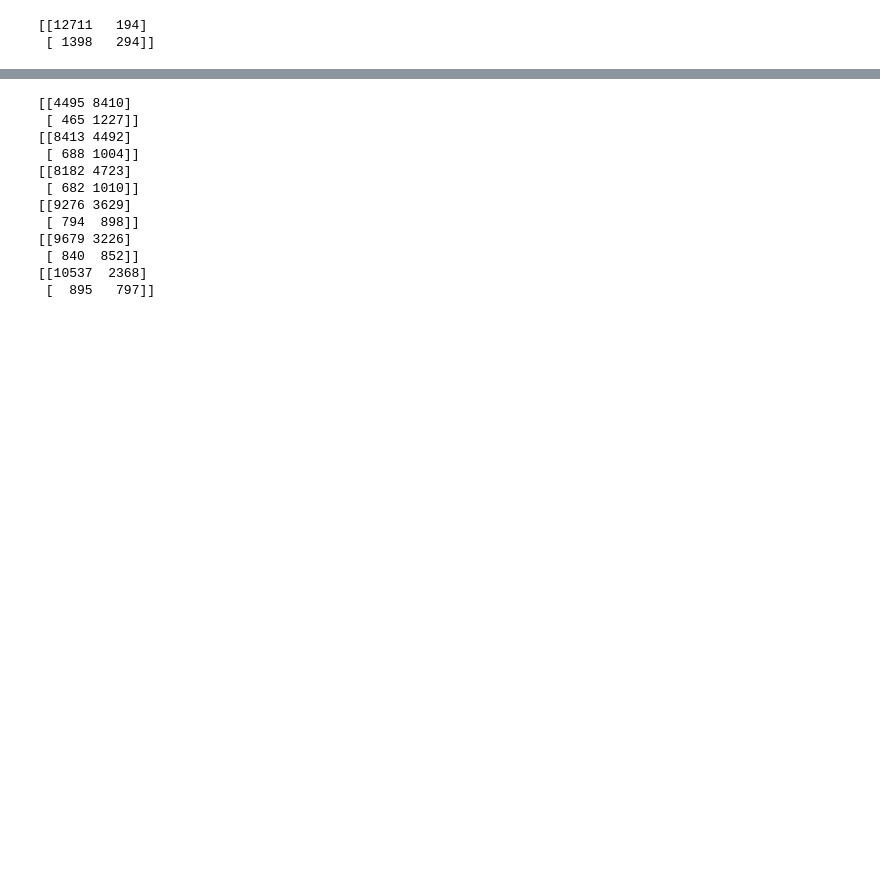
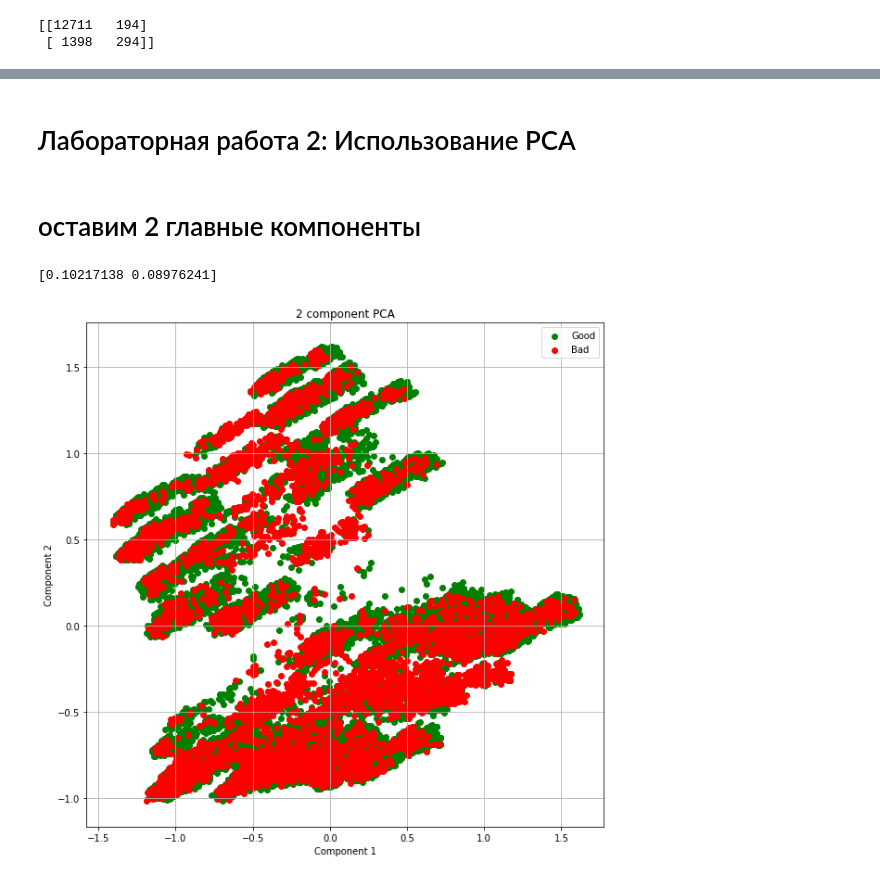
Before and after one commit to fexolm/MachineLearning, a Jupyter notebook: DoNotGetKickedSol1.ipynb, the cells around one changed output, grey strips where cells are left out. Saved outputs shown, nothing was run; the diff lists cells and outputs as text; code cells hidden in the pictures; blank space fills up the shorter version.

```diff
--- a/DoNotGetKickedSol1.ipynb
+++ b/DoNotGetKickedSol1.ipynb
@@ -361,26 +366,4 @@ None
+# %% [markdown]
+# Лабораторная работа 2: Использование PCA
 # %%
 from sklearn.decomposition import PCA
-# %%
-results = [svc_predicted]
-for components in range(1, 7):
-    svc = SVC(gamma='auto', class_weight='balanced')
-    pca = PCA(n_components=components)
-    pca.fit(X_train)
-
-    svc.fit(pca.transform(X_train), y_train)
-    res = svc.predict(pca.transform(X_test))
-    print(confusion_matrix(y_test, res))
-    results.append(res)
-# %% [output]
-[[4495 8410]
- [ 465 1227]]
-[[8413 4492]
- [ 688 1004]]
-[[8182 4723]
- [ 682 1010]]
-[[9276 3629]
- [ 794  898]]
-[[9679 3226]
- [ 840  852]]
-[[10537  2368]
- [  895   797]]
@@ -388,0 +370,26 @@ for components in range(1, 7):
+# %% [markdown]
+# оставим 2 главные компоненты
+# %%
+def pca2():
+    pca = PCA(n_components=2)
+    pcdf = pd.concat([pd.DataFrame(data = pca.fit_transform(X_train), columns = ['component1', 'component2']),
+                pd.DataFrame(y_train, columns=['IsBadGuy'])], axis = 1)
+    fig = plt.figure(figsize = (10,10))
+    ax = fig.add_subplot(1,1,1)
+    ax.set_xlabel('Component 1')
+    ax.set_ylabel('Component 2')
+    ax.set_title('2 component PCA')
+    targets = [0, 1]
+    colors = ['g', 'r']
+    states = ['Good', 'Bad']
+    for target, color in zip(targets,colors):
+        ax.scatter(pcdf.loc[pcdf['IsBadGuy'] == target, 'component1'],
+                   pcdf.loc[pcdf['IsBadGuy'] == target, 'component2'],
+                   c = color)
+    ax.legend(states)
+    ax.grid()
+    print(pca.explained_variance_ratio_)
+pca2()
+# %% [output]
+[0.10217138 0.08976241]
+[figure, added]
```
Also changed, not shown: parts of 32 cells of this notebook.
